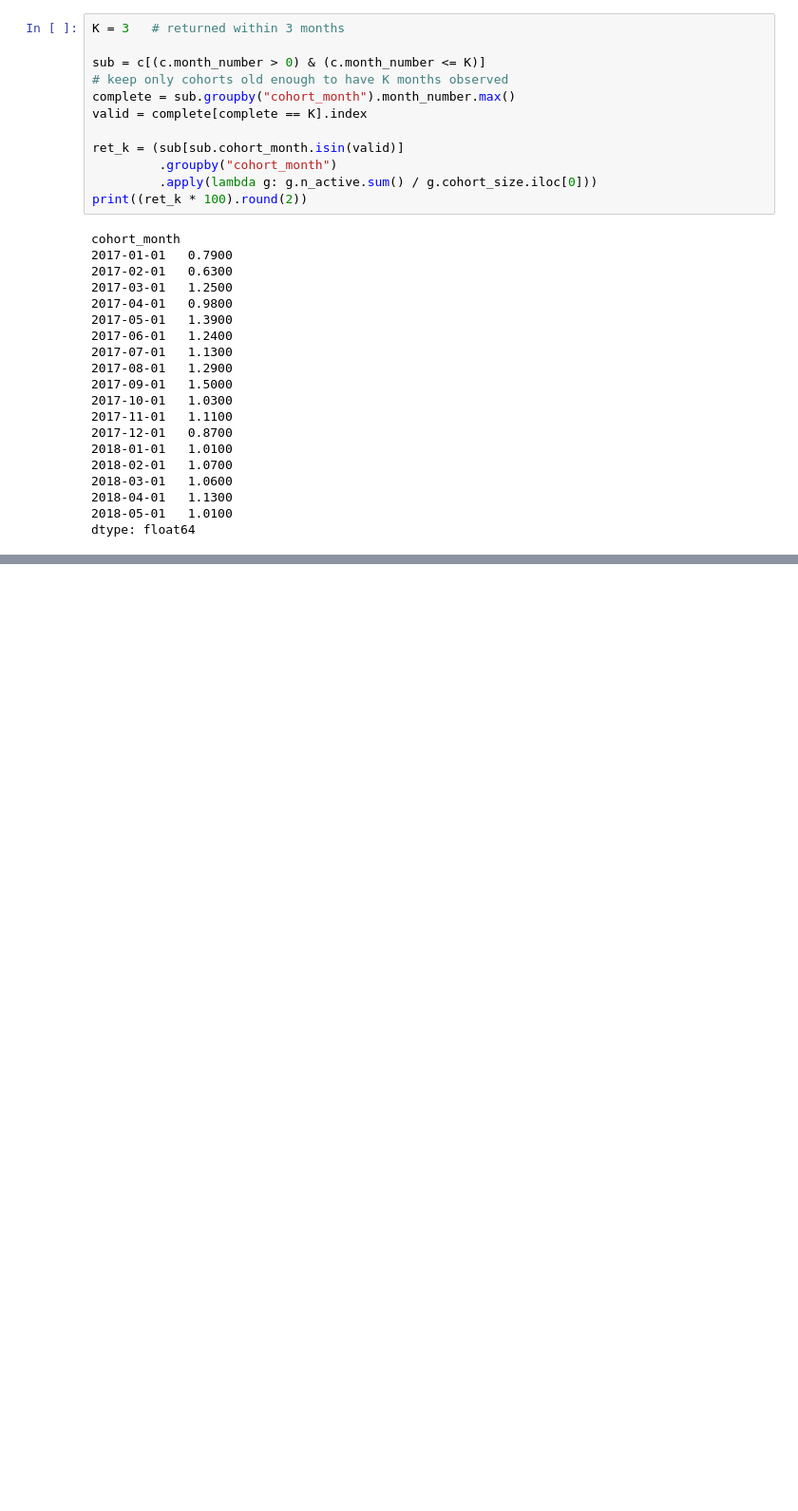
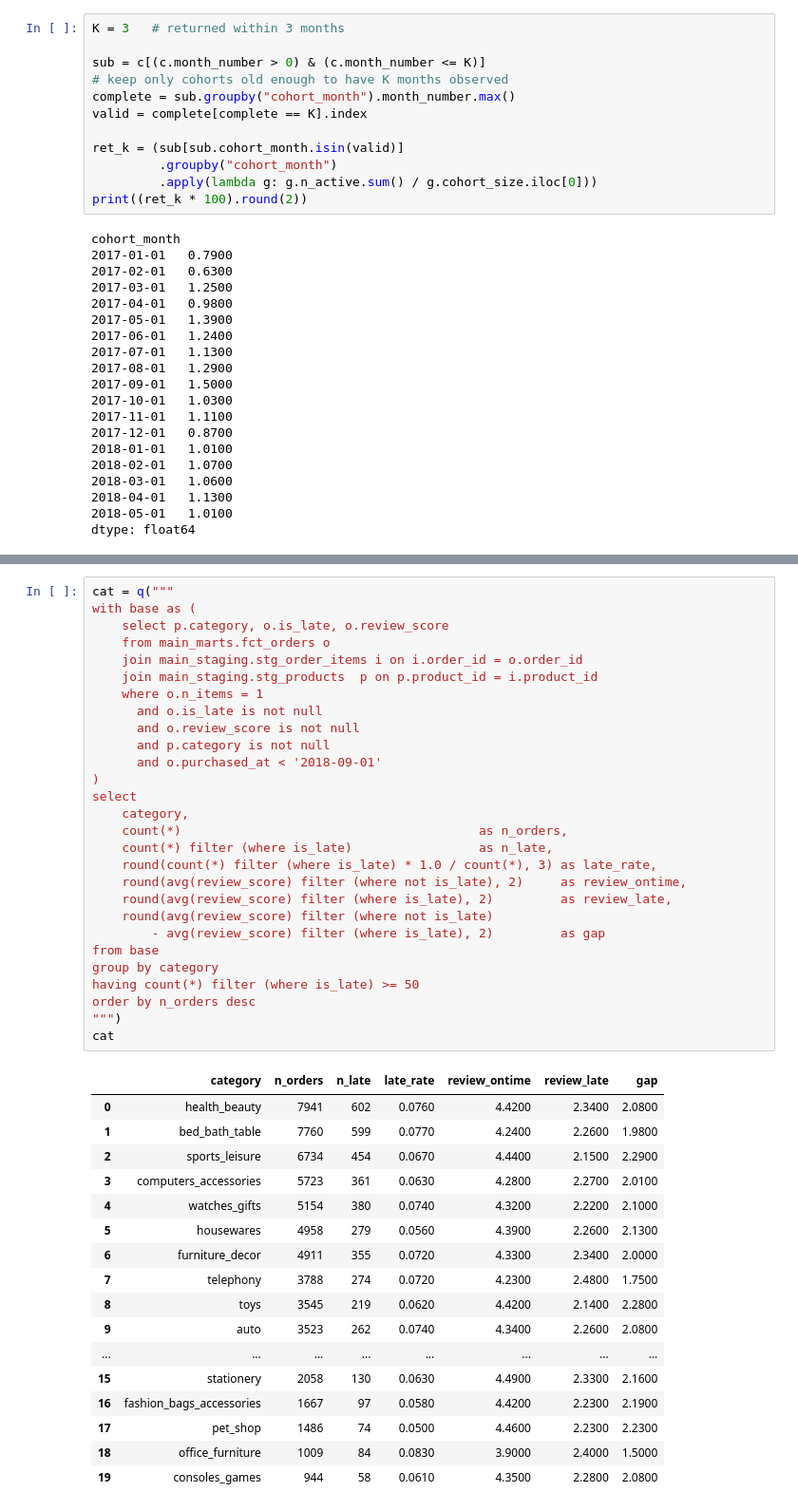
Before and after one commit to Harshit0998/olist-marketplace-health, a Jupyter notebook: notebooks/01_Analysis.ipynb, the cells around one changed output, grey strips where cells are left out. Shown at 95% size. Drawn from its saved outputs; the diff is of its cells as text; blank space fills up the shorter version.

```diff
--- a/notebooks/01_Analysis.ipynb
+++ b/notebooks/01_Analysis.ipynb
@@ -529,0 +602,46 @@ dtype: float64
+# %%
+cat = q("""
+with base as (
+    select p.category, o.is_late, o.review_score
+    from main_marts.fct_orders o
+    join main_staging.stg_order_items i on i.order_id = o.order_id
+    join main_staging.stg_products  p on p.product_id = i.product_id
+    where o.n_items = 1
+      and o.is_late is not null
+      and o.review_score is not null
+      and p.category is not null
+      and o.purchased_at < '2018-09-01'
+)
+select
+    category,
+    count(*)                                        as n_orders,
+    count(*) filter (where is_late)                 as n_late,
+    round(count(*) filter (where is_late) * 1.0 / count(*), 3) as late_rate,
+    round(avg(review_score) filter (where not is_late), 2)     as review_ontime,
+    round(avg(review_score) filter (where is_late), 2)         as review_late,
+    round(avg(review_score) filter (where not is_late)
+        - avg(review_score) filter (where is_late), 2)         as gap
+from base
+group by category
+having count(*) filter (where is_late) >= 50
+order by n_orders desc
+""")
+cat
+# %% [output]
+|  | category | n_orders | n_late | late_rate | review_ontime | review_late | gap |
+| 0 | health_beauty | 7941 | 602 | 0.0760 | 4.4200 | 2.3400 | 2.0800 |
+| 1 | bed_bath_table | 7760 | 599 | 0.0770 | 4.2400 | 2.2600 | 1.9800 |
+| 2 | sports_leisure | 6734 | 454 | 0.0670 | 4.4400 | 2.1500 | 2.2900 |
+| 3 | computers_accessories | 5723 | 361 | 0.0630 | 4.2800 | 2.2700 | 2.0100 |
+| 4 | watches_gifts | 5154 | 380 | 0.0740 | 4.3200 | 2.2200 | 2.1000 |
+| 5 | housewares | 4958 | 279 | 0.0560 | 4.3900 | 2.2600 | 2.1300 |
+| 6 | furniture_decor | 4911 | 355 | 0.0720 | 4.3300 | 2.3400 | 2.0000 |
+| 7 | telephony | 3788 | 274 | 0.0720 | 4.2300 | 2.4800 | 1.7500 |
+| 8 | toys | 3545 | 219 | 0.0620 | 4.4200 | 2.1400 | 2.2800 |
+| 9 | auto | 3523 | 262 | 0.0740 | 4.3400 | 2.2600 | 2.0800 |
+| ... | ... | ... | ... | ... | ... | ... | ... |
+| 15 | stationery | 2058 | 130 | 0.0630 | 4.4900 | 2.3300 | 2.1600 |
+| 16 | fashion_bags_accessories | 1667 | 97 | 0.0580 | 4.4200 | 2.2300 | 2.1900 |
+| 17 | pet_shop | 1486 | 74 | 0.0500 | 4.4600 | 2.2300 | 2.2300 |
+| 18 | office_furniture | 1009 | 84 | 0.0830 | 3.9000 | 2.4000 | 1.5000 |
+| 19 | consoles_games | 944 | 58 | 0.0610 | 4.3500 | 2.2800 | 2.0800 |
```
Also changed, not shown: parts of 13 cells of this notebook, 8 other files.
